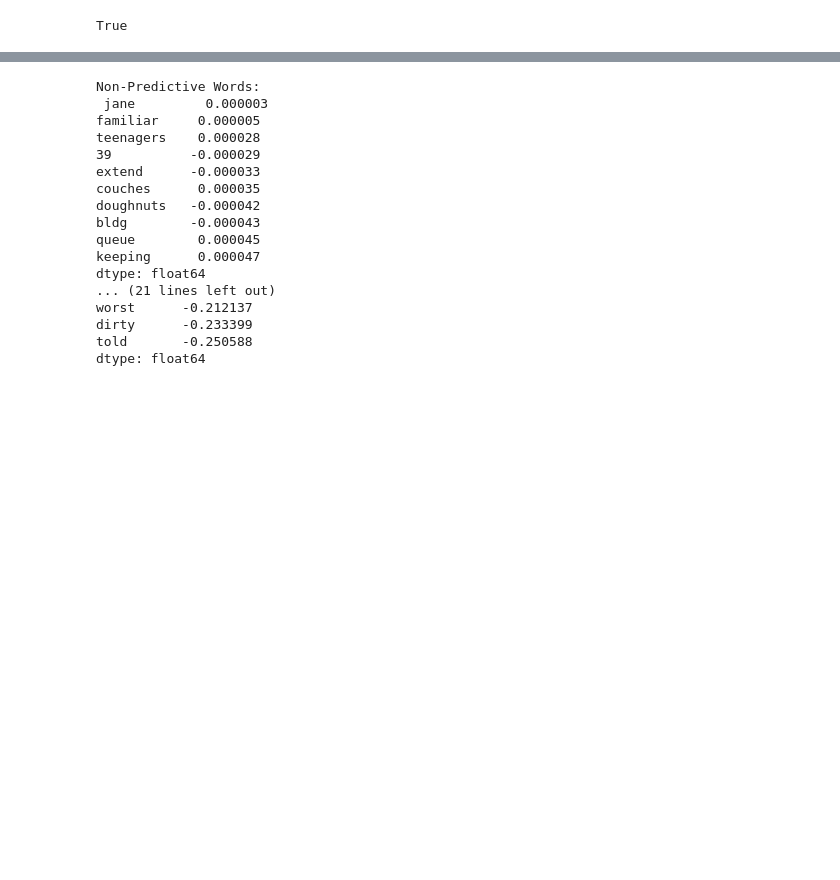
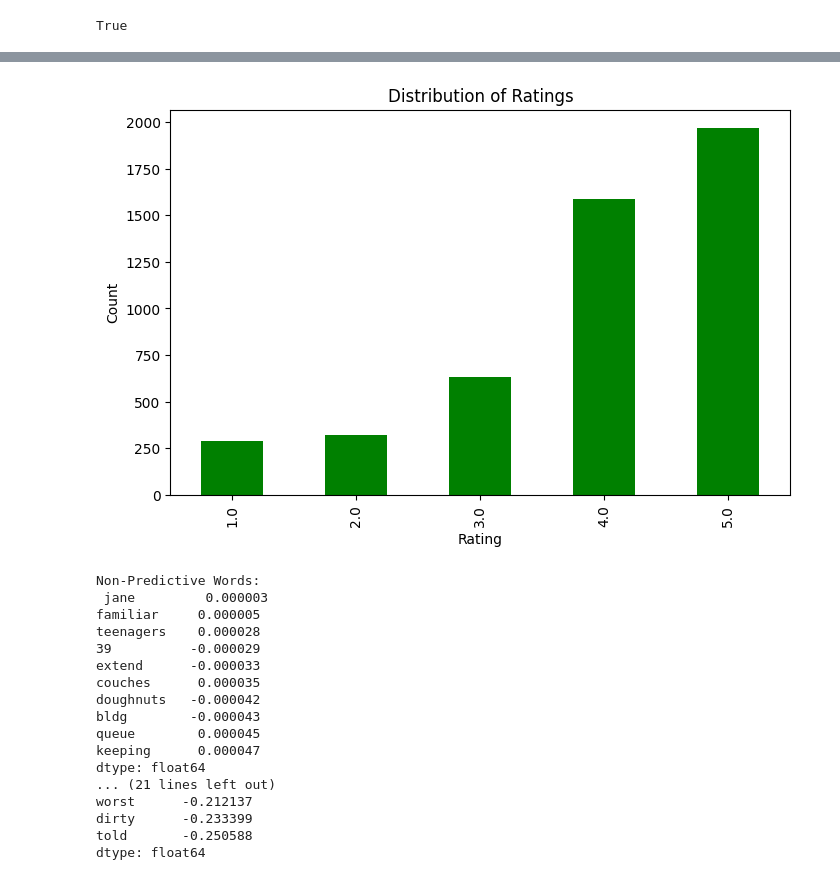
Before and after one commit to CHamilton0/COMP-SCI-7417-Applied-Natural-Language-Processing, a Jupyter notebook: Assignment1/ANLP_2025_S1_assignment1_a1766121_christopher_hamilton_version02.ipynb, the cells around one changed output, grey strips where cells are left out. Saved outputs shown, nothing was run; the diff lists cells and outputs as text; code cells hidden in the pictures; blank space fills up the shorter version.

```diff
--- a/Assignment1/ANLP_2025_S1_assignment1_a1766121_christopher_hamilton_version02.ipynb
+++ b/Assignment1/ANLP_2025_S1_assignment1_a1766121_christopher_hamilton_version02.ipynb
@@ -33,8 +44,9 @@ train_df.head()
 # %%
 predict_overall_train_df = train_df[["title", "text", "ratings.overall"]]
+predict_overall_test_df = test_df[["title", "text", "ratings.overall"]]
 
-predict_overall_train_df.head()
-predict_overall_train_df["ratings.overall"].value_counts()
+print(predict_overall_train_df["ratings.overall"].value_counts())
+print(predict_overall_test_df["ratings.overall"].value_counts())
 # %% [output]
 ratings.overall
 5.0    9825
@@ -46,6 +66,12 @@ Name: count, dtype: int64
+# %%
+# Remove the 0 rating from the test set
+predict_overall_test_df = predict_overall_test_df[predict_overall_test_df["ratings.overall"] != 0]
 # %%
 predict_overall_train_df.loc[:,'title'] = ["".join(filter(lambda c: str.isalnum(c) or str.isspace(c), char)) for char in predict_overall_train_df.title]
 predict_overall_train_df.loc[:,'text'] = ["".join(filter(lambda c: str.isalnum(c) or str.isspace(c), char)) for char in predict_overall_train_df.text]
+
+predict_overall_test_df.loc[:,'title'] = ["".join(filter(lambda c: str.isalnum(c) or str.isspace(c), char)) for char in predict_overall_test_df.title]
+predict_overall_test_df.loc[:,'text'] = ["".join(filter(lambda c: str.isalnum(c) or str.isspace(c), char)) for char in predict_overall_test_df.text]
 # %%
 predict_overall_train_df.head()
 # %% [output]
@@ -74,3 +109,9 @@ if os.path.exists("english_hotel_reviews_train.csv"):
 else:
     predict_overall_train_df = filter_english_reviews(predict_overall_train_df)
     predict_overall_train_df.to_csv("english_hotel_reviews_train.csv", index=False)
+
+if os.path.exists("english_hotel_reviews_test.csv"):
+    predict_overall_test_df = pd.read_csv("english_hotel_reviews_test.csv")
+else:
+    predict_overall_test_df = filter_english_reviews(predict_overall_test_df)
+    predict_overall_test_df.to_csv("english_hotel_reviews_test.csv", index=False)
@@ -131,3 +206,15 @@ plt.show()
+# %%
+import matplotlib.pyplot as plt
+
+# Plot distribution of ratings
+predict_overall_test_df['ratings.overall'].value_counts().sort_index().plot(kind='bar', figsize=(8,5), color='green')
+
+plt.xlabel("Rating")
+plt.ylabel("Count")
+plt.title("Distribution of Ratings")
+plt.show()
+# %% [output]
+[figure, added]
 # %%
 from sklearn.feature_extraction.text import TfidfVectorizer
 
```
Also changed, not shown: parts of 21 cells of this notebook, 1 other file.
